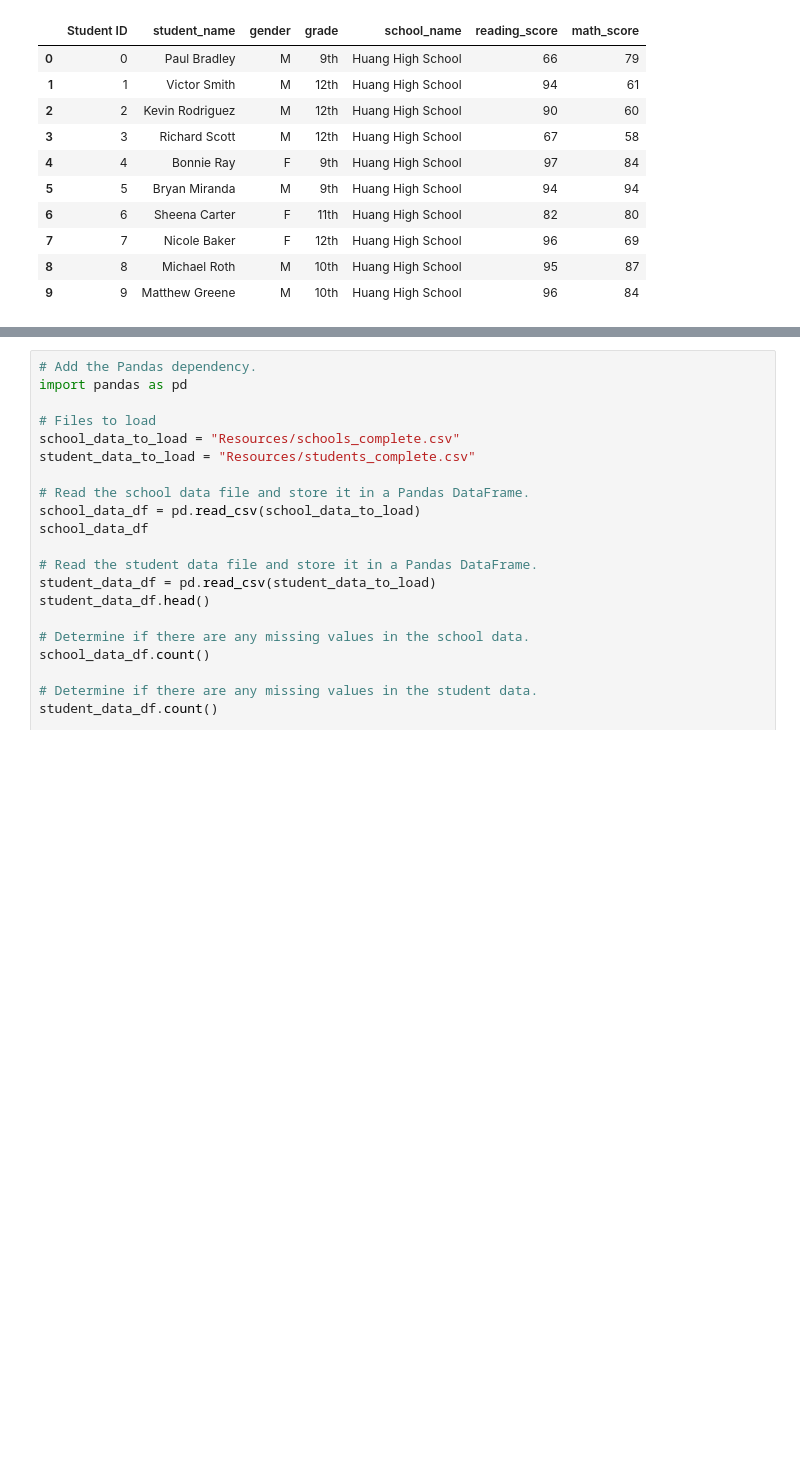
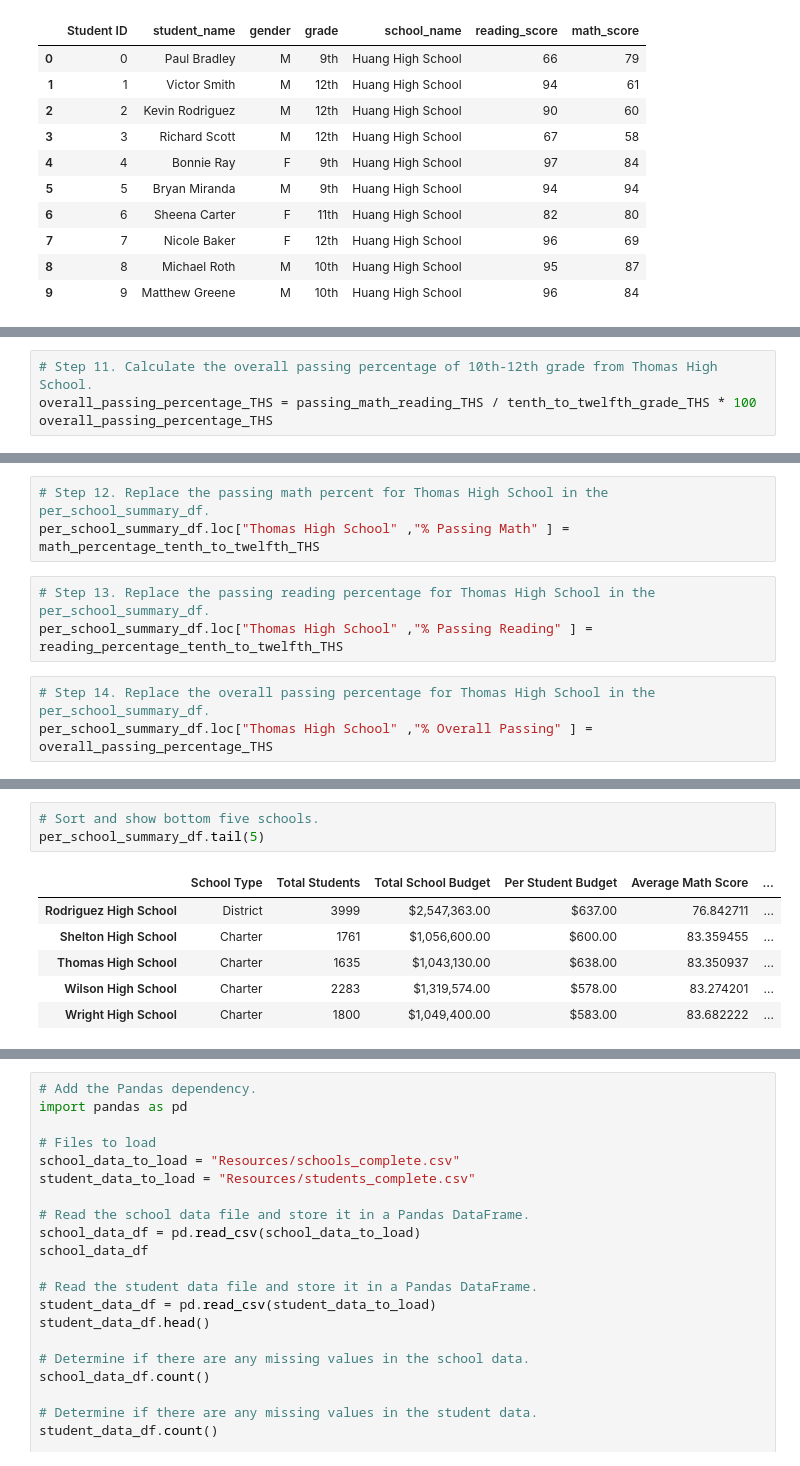
Before and after one commit to camilabatres/School_District_Analysis., a Jupyter notebook: PyCitySchools_Challenge.ipynb, the cells around one changed output, grey strips where cells are left out. Saved outputs shown, nothing was run; the diff lists cells and outputs as text; blank space fills up the shorter version.

```diff
--- a/PyCitySchools_Challenge.ipynb
+++ b/PyCitySchools_Challenge.ipynb
@@ -295,0 +293,4 @@ per_school_summary_df
+# %%
+# Step 11. Calculate the overall passing percentage of 10th-12th grade from Thomas High School.
+overall_passing_percentage_THS = passing_math_reading_THS / tenth_to_twelfth_grade_THS * 100
+overall_passing_percentage_THS
@@ -295,0 +299,9 @@ per_school_summary_df
+# %%
+# Step 12. Replace the passing math percent for Thomas High School in the per_school_summary_df.
+per_school_summary_df.loc["Thomas High School" ,"% Passing Math" ] = math_percentage_tenth_to_twelfth_THS
+# %%
+# Step 13. Replace the passing reading percentage for Thomas High School in the per_school_summary_df.
+per_school_summary_df.loc["Thomas High School" ,"% Passing Reading" ] = reading_percentage_tenth_to_twelfth_THS
+# %%
+# Step 14. Replace the overall passing percentage for Thomas High School in the per_school_summary_df.
+per_school_summary_df.loc["Thomas High School" ,"% Overall Passing" ] = overall_passing_percentage_THS
@@ -295,0 +339,10 @@ per_school_summary_df
+# %%
+# Sort and show bottom five schools.
+per_school_summary_df.tail(5)
+# %% [output]
+|  | School Type | Total Students | Total School Budget | Per Student Budget | Average Math Score | ... |
+| Rodriguez High School | District | 3999 | $2,547,363.00 | $637.00 | 76.842711 | ... |
+| Shelton High School | Charter | 1761 | $1,056,600.00 | $600.00 | 83.359455 | ... |
+| Thomas High School | Charter | 1635 | $1,043,130.00 | $638.00 | 83.350937 | ... |
+| Wilson High School | Charter | 2283 | $1,319,574.00 | $578.00 | 83.274201 | ... |
+| Wright High School | Charter | 1800 | $1,049,400.00 | $583.00 | 83.682222 | ... |
```
Also changed, not shown: parts of 107 cells of this notebook.
